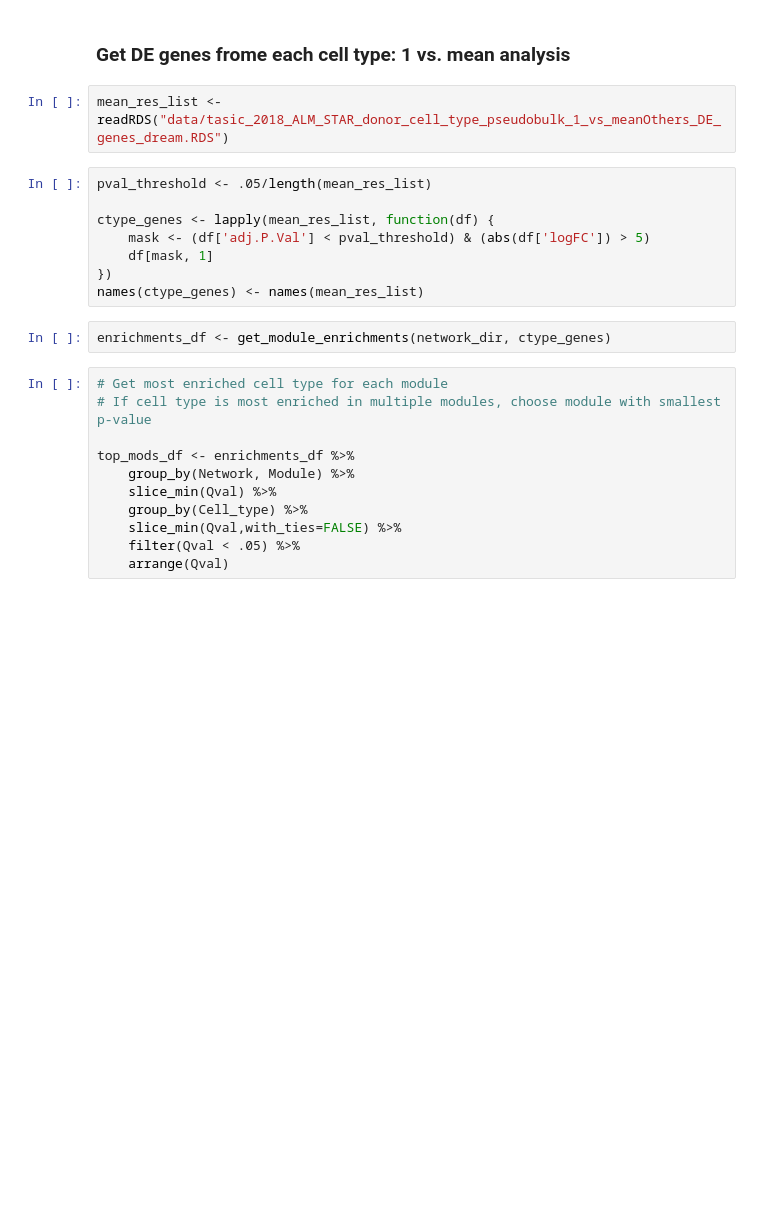
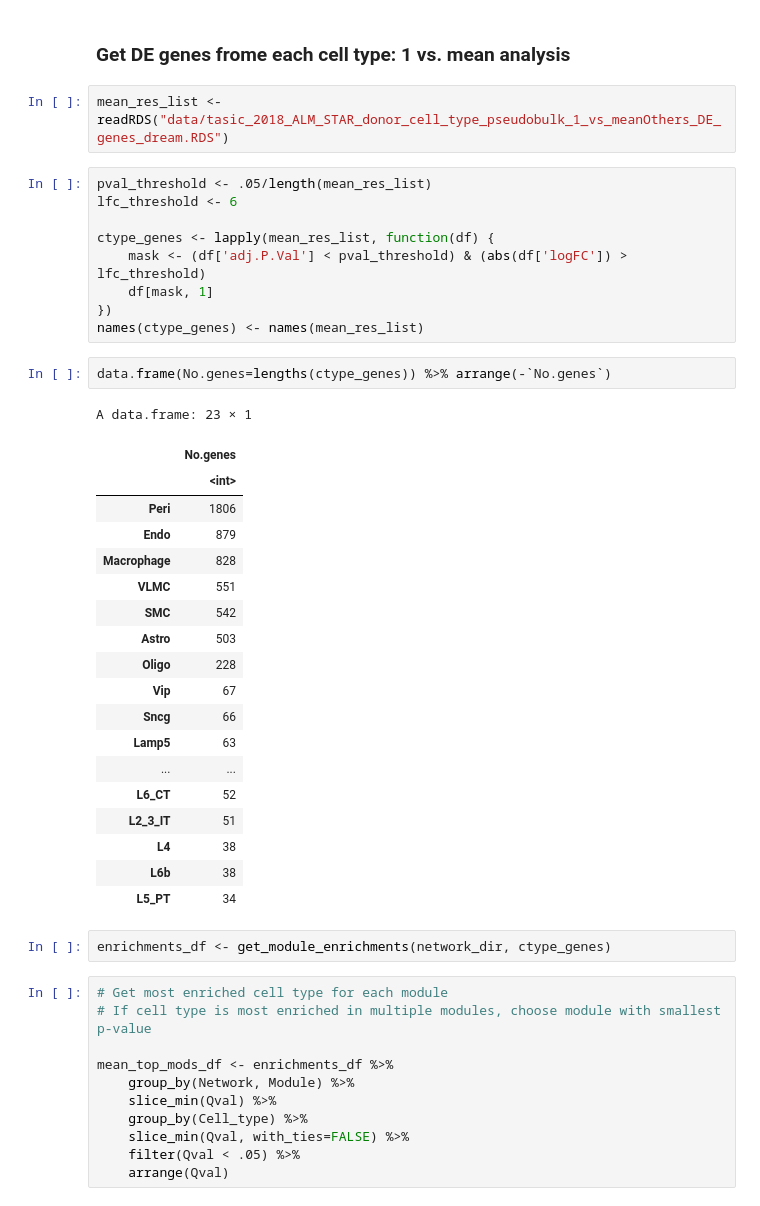
Before and after one commit to reliscu/pseudobulk_splicing_tasic_2018_mouse_ALM, a Jupyter notebook: 07_get_module_enrichments.ipynb, the cells around one changed output. Cells and saved outputs as stored; diff of their text form; blank space fills up the shorter version.

```diff
--- a/07_get_module_enrichments.ipynb
+++ b/07_get_module_enrichments.ipynb
@@ -195,23 +188,46 @@ A grouped_df: 17 × 4
 mean_res_list <- readRDS("data/tasic_2018_ALM_STAR_donor_cell_type_pseudobulk_1_vs_meanOthers_DE_genes_dream.RDS")
 # %%
 pval_threshold <- .05/length(mean_res_list)
+lfc_threshold <- 6
 
 ctype_genes <- lapply(mean_res_list, function(df) {
-    mask <- (df['adj.P.Val'] < pval_threshold) & (abs(df['logFC']) > 5)
+    mask <- (df['adj.P.Val'] < pval_threshold) & (abs(df['logFC']) > lfc_threshold)
     df[mask, 1]
 })
 names(ctype_genes) <- names(mean_res_list)
+# %%
+data.frame(No.genes=lengths(ctype_genes)) %>% arrange(-`No.genes`)
+# %% [output]
+A data.frame: 23 × 1
+|  | No.genes |
+|  | <int> |
+| Peri | 1806 |
+| Endo | 879 |
+| Macrophage | 828 |
+| VLMC | 551 |
+| SMC | 542 |
+| Astro | 503 |
+| Oligo | 228 |
+| Vip | 67 |
+| Sncg | 66 |
+| Lamp5 | 63 |
+| ... | ... |
+| L6_CT | 52 |
+| L2_3_IT | 51 |
+| L4 | 38 |
+| L6b | 38 |
+| L5_PT | 34 |
 # %%
 enrichments_df <- get_module_enrichments(network_dir, ctype_genes)
 # %%
 # Get most enriched cell type for each module
 # If cell type is most enriched in multiple modules, choose module with smallest p-value
 
-top_mods_df <- enrichments_df %>%
+mean_top_mods_df <- enrichments_df %>%
     group_by(Network, Module) %>%
     slice_min(Qval) %>%
     group_by(Cell_type) %>%
-    slice_min(Qval,with_ties=FALSE) %>%
+    slice_min(Qval, with_ties=FALSE) %>%
     filter(Qval < .05) %>%
     arrange(Qval)
 # %%
```
Also changed, not shown: parts of 11 cells of this notebook.
